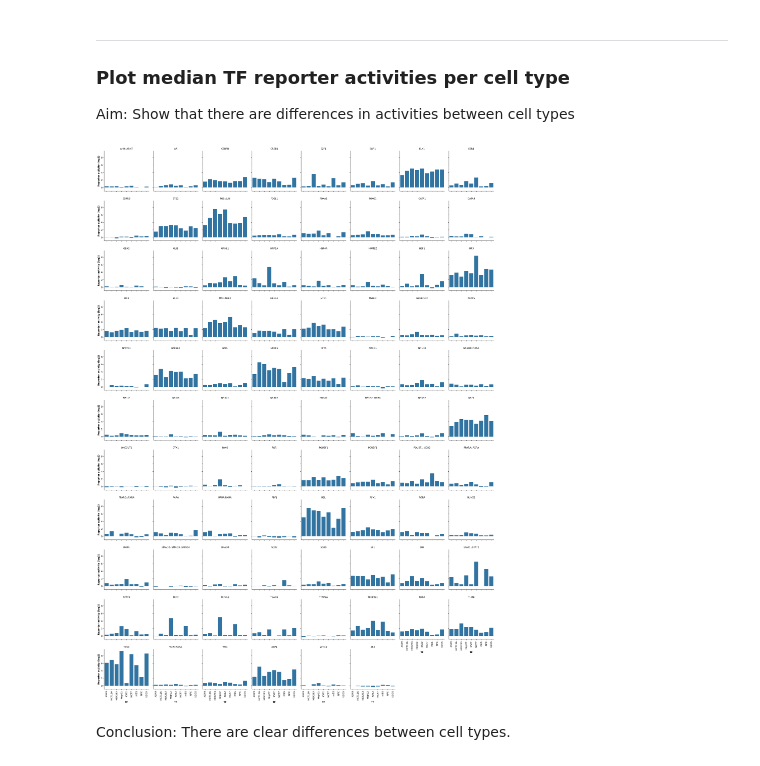
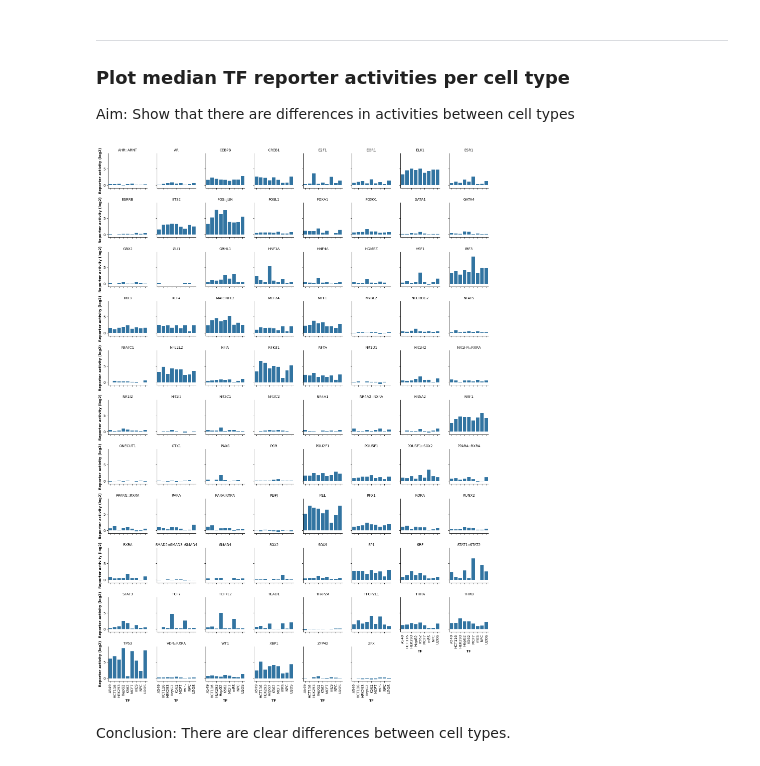
Before and after one commit to mtrauernicht/TF_MPRA, a Jupyter notebook: py_analysis/Fig_1_2_reporter_activities.ipynb, the cells around one changed output. Drawn from its saved outputs; the diff is of its cells as text; code cells hidden in the pictures.

```diff
--- a/py_analysis/Fig_1_2_reporter_activities.ipynb
+++ b/py_analysis/Fig_1_2_reporter_activities.ipynb
@@ -141,35 +141,35 @@ tf_activities_median = cDNA_df.loc[
     (~cDNA_df['tf'].str.contains('RANDOM', case=False, na=False)) &
     (cDNA_df['native_enhancer'] == 'No')]
 tf_activities_median = tf_activities_median[['tf', 'reporter_activity_minP', 'cell', 'neg_ctrls']].drop_duplicates()
 tf_activities_median['reporter_activity_minP'] = tf_activities_median.groupby(['cell', 'tf'])['reporter_activity_minP'].transform('median')
 tf_activities_median['reporter_activity_minP'] = np.log2(tf_activities_median['reporter_activity_minP'])
 tf_activities_median = tf_activities_median[['reporter_activity_minP', 'tf', 'cell']].drop_duplicates()
 
 # Create a FacetGrid
-g = sns.FacetGrid(data=tf_activities_median, col='tf', col_wrap=8)
+g = sns.FacetGrid(data=tf_activities_median, col='tf', col_wrap=8, height=2, aspect = 1)
 
 # Map sns.barplot to the FacetGrid
 g.map(sns.barplot, 'cell', 'reporter_activity_minP', dodge=False)
 
 # Rotate x-axis labels
 for ax in g.axes.flat:
     for label in ax.get_xticklabels():
         label.set_rotation(90)
 
 # Add a legend
 g.add_legend()
 
 # Set the titles to only show the variable value
 g.set_titles("{col_name}")
 
 # Show the plot
 ## Add title and axis labels
 g.set_axis_labels("TF", "Reporter activity (log2)", weight = "bold")
 ## Save plot to pdf
 g.savefig("/DATA/usr/m.trauernicht/projects/SuRE-TF/figures/Figure_1-2/tf_reporter_activity_median.pdf")
 plt.show();
 # %% [output]
-[figure, old version]
+[figure, new version]
 # %% [markdown]
 Conclusion: There are clear differences between cell types.
 # %% [markdown]
```
Also changed, not shown: parts of 3 cells of this notebook, 4 other files.
